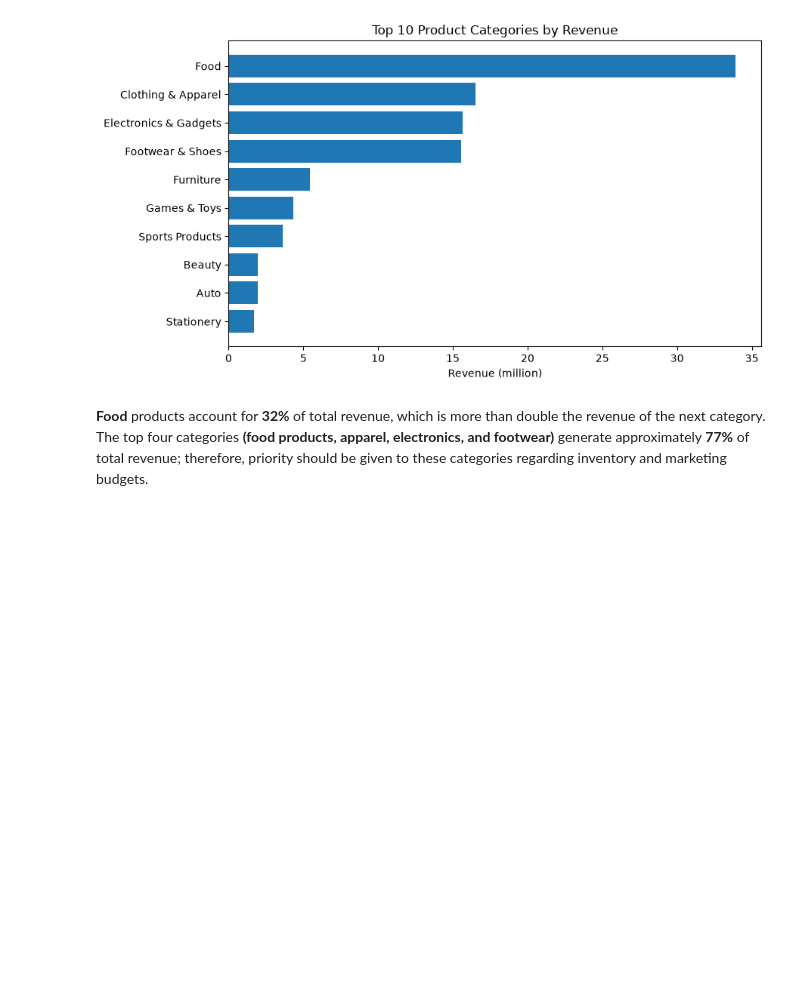
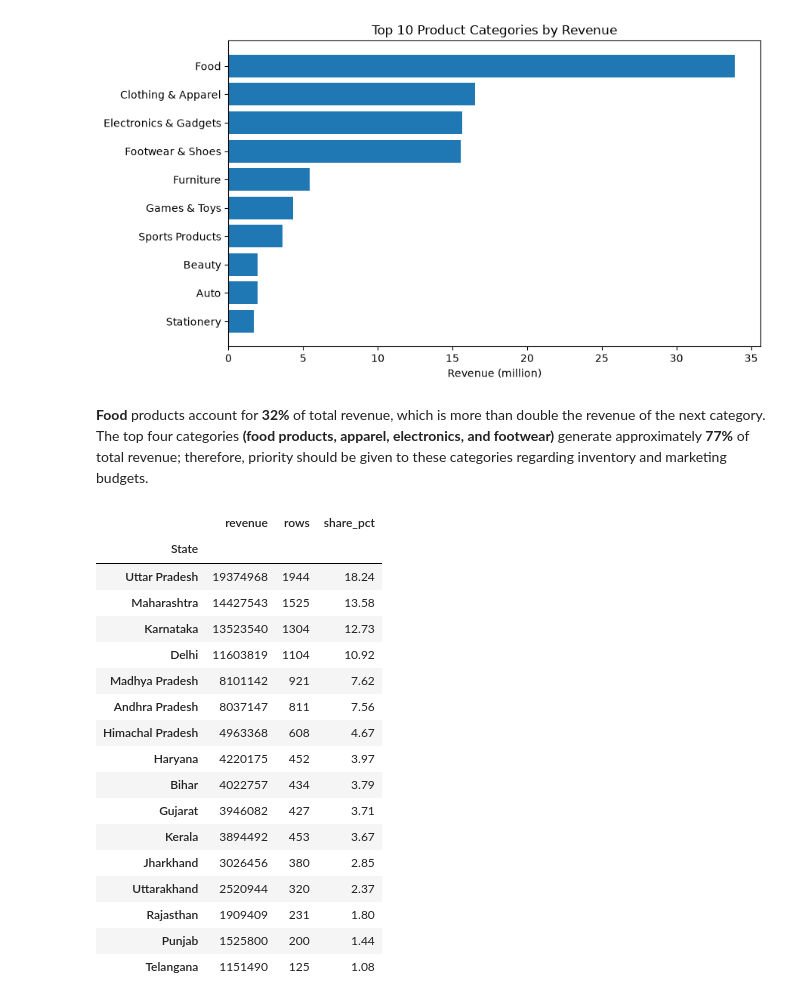
Before and after one commit to ariful3551/diwali_sales_analysis, a Jupyter notebook: notebooks/03_eda_and_visualization.ipynb, the cells around one changed output. Saved outputs shown, nothing was run; the diff lists cells and outputs as text; code cells hidden in the pictures; blank space fills up the shorter version.

Commit message:
Add Q2: Revenue by state and zone

```diff
--- a/notebooks/03_eda_and_visualization.ipynb
+++ b/notebooks/03_eda_and_visualization.ipynb
@@ -60,3 +60,31 @@ plt.show()
 [figure]
 # %% [markdown]
 <b>Food</b> products account for<b> 32%</b> of total revenue, which is more than double the revenue of the next category. The top four categories <b>(food products, apparel, electronics, and footwear)</b> generate approximately <b>77%</b> of total revenue; therefore, priority should be given to these categories regarding inventory and marketing budgets.
+# %%
+state = (
+    df.groupby("State") ["Amount"]
+    .agg(revenue = "sum", rows = "count")
+    .sort_values("revenue", ascending= False)
+)
+
+state["share_pct"] = (state["revenue"] / state["revenue"].sum() * 100). round(2)
+state
+# %% [output]
+|  | revenue | rows | share_pct |
+| State |  |  |  |
+| Uttar Pradesh | 19374968 | 1944 | 18.24 |
+| Maharashtra | 14427543 | 1525 | 13.58 |
+| Karnataka | 13523540 | 1304 | 12.73 |
+| Delhi | 11603819 | 1104 | 10.92 |
+| Madhya Pradesh | 8101142 | 921 | 7.62 |
+| Andhra Pradesh | 8037147 | 811 | 7.56 |
+| Himachal Pradesh | 4963368 | 608 | 4.67 |
+| Haryana | 4220175 | 452 | 3.97 |
+| Bihar | 4022757 | 434 | 3.79 |
+| Gujarat | 3946082 | 427 | 3.71 |
+| Kerala | 3894492 | 453 | 3.67 |
+| Jharkhand | 3026456 | 380 | 2.85 |
+| Uttarakhand | 2520944 | 320 | 2.37 |
+| Rajasthan | 1909409 | 231 | 1.80 |
+| Punjab | 1525800 | 200 | 1.44 |
+| Telangana | 1151490 | 125 | 1.08 |
```
Also changed, not shown: parts of 2 cells of this notebook.
